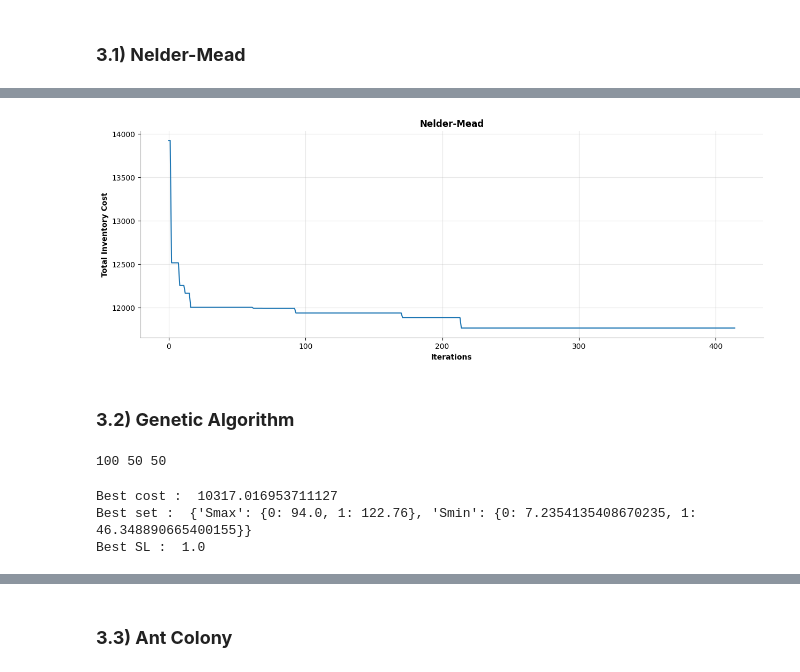
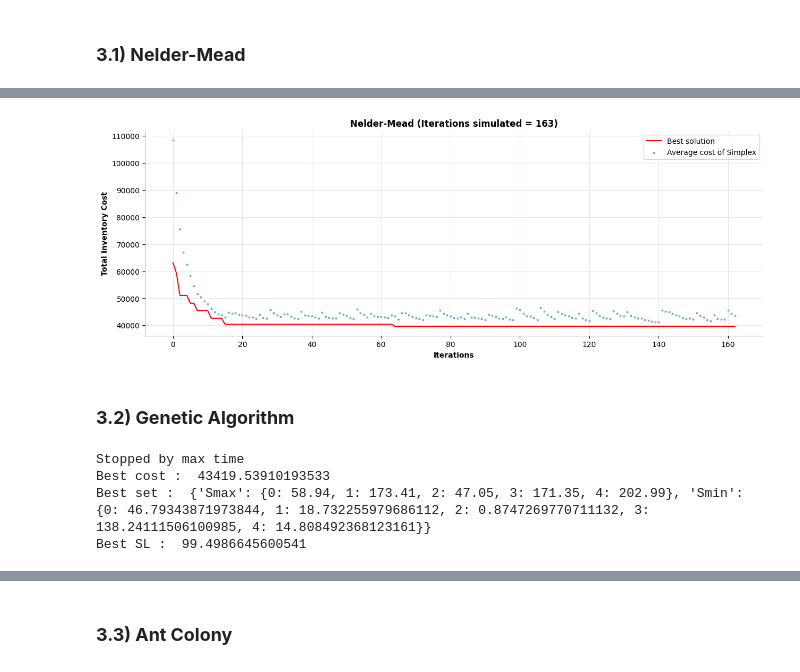
Before and after one commit to yu9800/SELSP_simOpt, a Jupyter notebook: inventory_opt.ipynb, the cells around one changed output, grey strips where cells are left out. Cells and saved outputs as stored; diff of their text form; code cells hidden in the pictures.

```diff
--- a/inventory_opt.ipynb
+++ b/inventory_opt.ipynb
@@ -743,32 +746,10 @@ KeyboardInterrupt:
-# %%
-import matplotlib.pyplot as plt
-
-# Create a figure and axis object
-fig, ax = plt.subplots(figsize = (15,5))
-
-# Plot the values as a line graph
-ax.plot(l_best)
-
-# Set the x and y axis labels
-ax.set_xlabel('Iterations', weight = 'bold')
-ax.set_ylabel('Total Inventory Cost', weight = 'bold')
-
-# Set the title of the graph
-ax.set_title('Nelder-Mead', weight = 'bold')
-plt.grid(axis='both', alpha=.3)
-
-# Remove borders
-plt.gca().spines["top"].set_alpha(0.0)
-plt.gca().spines["bottom"].set_alpha(0.3)
-plt.gca().spines["right"].set_alpha(0.0)
-plt.gca().spines["left"].set_alpha(0.3)
-
-
-
-# Show the graph
-plt.show()
-# %% [output]
-[figure, removed]
+# %%
+x_label = 'Iterations'
+title = 'Nelder-Mead'
+support_line = 'Average cost of Simplex'
+plot_evolution_best(x_label, title, results_nm, support_line)
+# %% [output]
+[figure, added]
 # %% [markdown]
 ### **3.2) Genetic Algorithm**
 # %%
@@ -908,10 +907,10 @@ def genetic_algorithm(flags, config):
 # %%
-b_p, b_c, b_sl,l_best = genetic_algorithm(flags, config)
-print('Best cost : ', b_c)
-print('Best set : ', b_p)
-print('Best SL : ', b_sl)
+results_ga = genetic_algorithm(flags, config)
+print('Best cost : ', results_ga['best_cost'])
+print('Best set : ', results_ga['best_point'])
+print('Best SL : ', results_ga['best_sl'])
 # %% [output]
-100 50 50
+Stopped by max time
+Best cost :  43419.53910193533
+Best set :  {'Smax': {0: 58.94, 1: 173.41, 2: 47.05, 3: 171.35, 4: 202.99}, 'Smin': {0: 46.79343871973844, 1: 18.732255979686112, 2: 0.8747269770711132, 3: 138.24111506100985, 4: 14.808492368123161}}
+Best SL :  99.4986645600541
-Best cost :  10317.016953711127
-Best set :  {'Smax': {0: 94.0, 1: 122.76}, 'Smin': {0: 7.2354135408670235, 1: 46.348890665400155}}
-Best SL :  1.0
```
Also changed, not shown: parts of 14 cells of this notebook.
